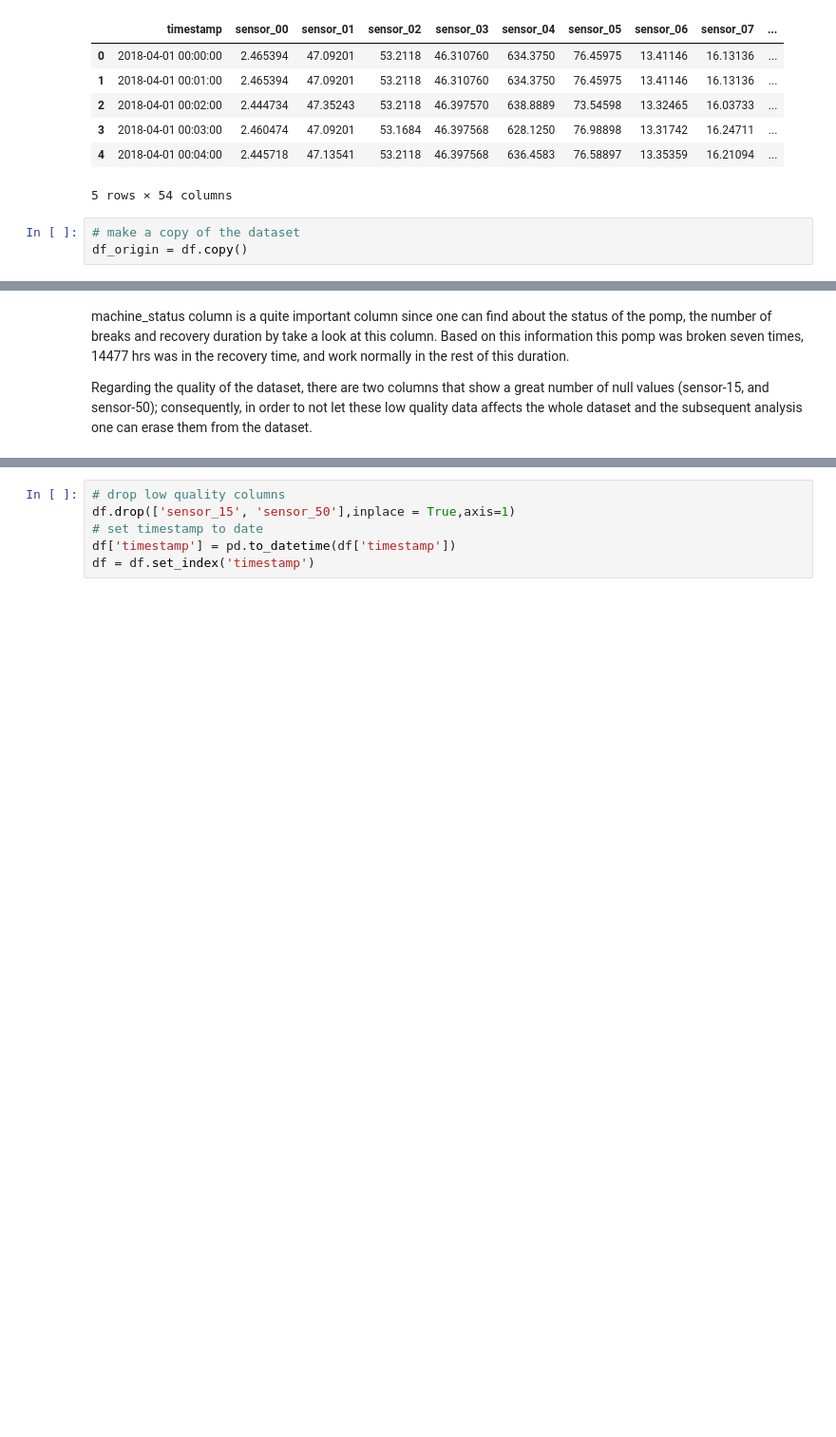
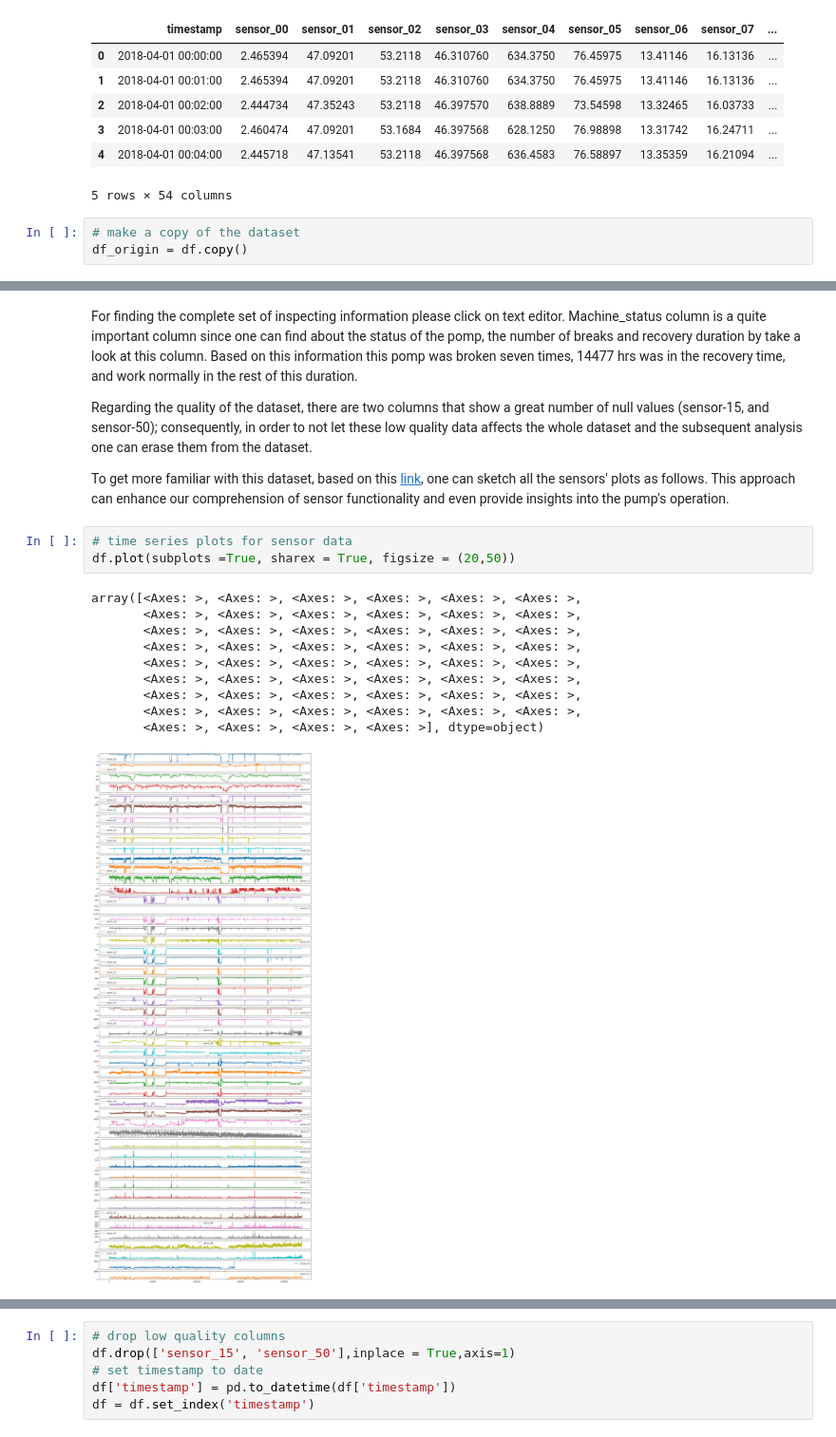
Before and after one commit to hooman-b/Machine_learning_assignments, a Jupyter notebook: Unsupervised_Learning/Third_Assignment/Study_Case_Anomaly_Detection.ipynb, the cells around one changed output, grey strips where cells are left out. Shown at 95% size. Saved outputs shown, nothing was run; the diff lists cells and outputs as text; blank space fills up the shorter version.

```diff
--- a/Unsupervised_Learning/Third_Assignment/Study_Case_Anomaly_Detection.ipynb
+++ b/Unsupervised_Learning/Third_Assignment/Study_Case_Anomaly_Detection.ipynb
@@ -142,6 +153,22 @@ RECOVERING     14477
 BROKEN             7
 Name: count, dtype: int64
 # %% [markdown]
-machine_status column is a quite important column since one can find about the status of the pomp, the number of breaks and recovery duration by take a look at this column. Based on this information this pomp was broken seven times, 14477 hrs was in the recovery time, and work normally in the rest of this duration.
+For finding the complete set of inspecting information please click on text editor. Machine_status column is a quite important column since one can find about the status of the pomp, the number of breaks and recovery duration by take a look at this column. Based on this information this pomp was broken seven times, 14477 hrs was in the recovery time, and work normally in the rest of this duration.
 
 Regarding the quality of the dataset, there are two columns that show a great number of null values (sensor-15, and sensor-50); consequently, in order to not let these low quality data affects the whole dataset and the subsequent analysis one can erase them from the dataset.
+
+To get more familiar with this dataset, based on this <a href = 'https://www.kaggle.com/code/jananikariyawasam/data-cleaning-and-feature-engineering'> link</a>, one can sketch all the sensors' plots as follows. This approach can enhance our comprehension of sensor functionality and even provide insights into the pump's operation.
+# %%
+# time series plots for sensor data
+df.plot(subplots =True, sharex = True, figsize = (20,50))
+# %% [output]
+array([<Axes: >, <Axes: >, <Axes: >, <Axes: >, <Axes: >, <Axes: >,
+       <Axes: >, <Axes: >, <Axes: >, <Axes: >, <Axes: >, <Axes: >,
+       <Axes: >, <Axes: >, <Axes: >, <Axes: >, <Axes: >, <Axes: >,
+       <Axes: >, <Axes: >, <Axes: >, <Axes: >, <Axes: >, <Axes: >,
+       <Axes: >, <Axes: >, <Axes: >, <Axes: >, <Axes: >, <Axes: >,
+       <Axes: >, <Axes: >, <Axes: >, <Axes: >, <Axes: >, <Axes: >,
+       <Axes: >, <Axes: >, <Axes: >, <Axes: >, <Axes: >, <Axes: >,
+       <Axes: >, <Axes: >, <Axes: >, <Axes: >, <Axes: >, <Axes: >,
+       <Axes: >, <Axes: >, <Axes: >, <Axes: >], dtype=object)
+[figure, added]
```
Also changed, not shown: parts of 11 cells of this notebook.
